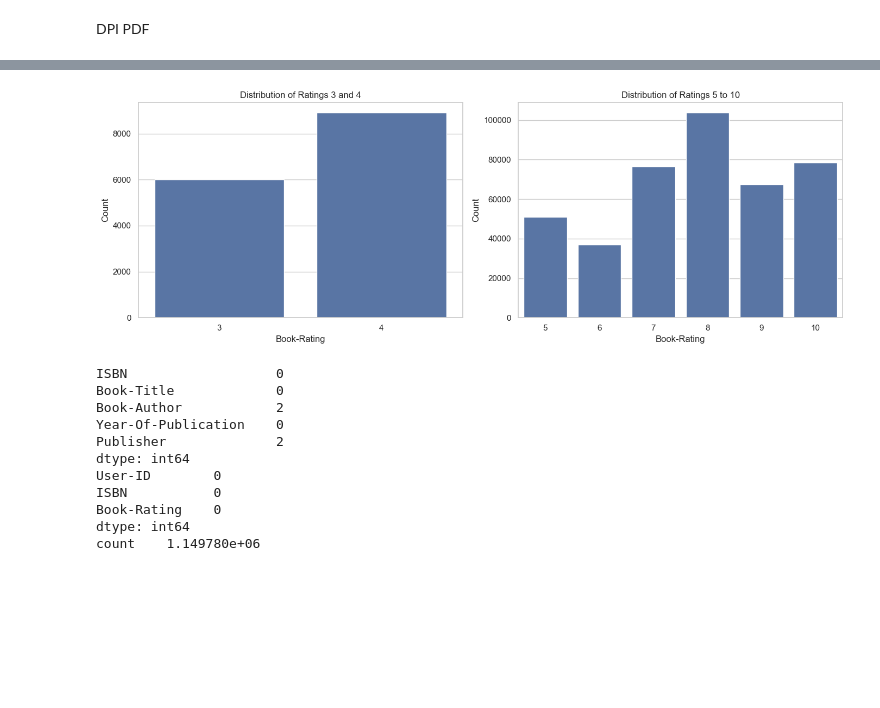
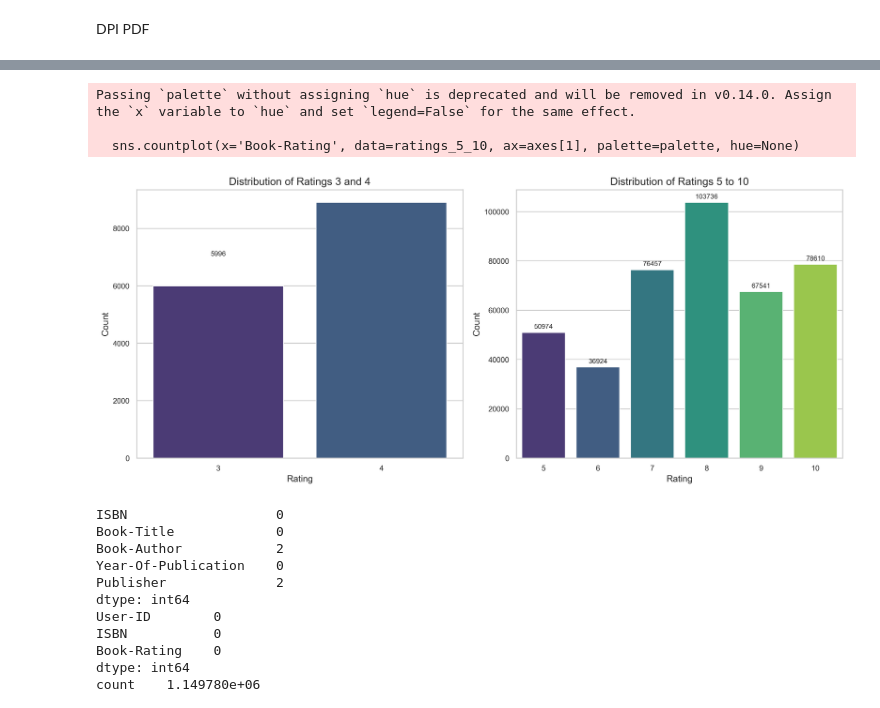
Before and after one commit to ziraddingulumjanly/Book-Recommender-App-Via-Python, a Jupyter notebook: recommendation.ipynb, the cells around one changed output, grey strips where cells are left out. Saved outputs shown, nothing was run; the diff lists cells and outputs as text; code cells hidden in the pictures; blank space fills up the shorter version.

```diff
--- a/recommendation.ipynb
+++ b/recommendation.ipynb
@@ -108,26 +130,58 @@ Passing `palette` without assigning `hue` is deprecated and will be removed in v
 # %%
-# Redefine the filtered DataFrames since the session was reset
+import matplotlib.pyplot as plt
+import seaborn as sns
+
+# Set style
+sns.set(style="whitegrid")
+
+# Redefine the filtered DataFrames if needed
 ratings_filtered = df_rating[df_rating['Book-Rating'] > 2]
 ratings_3_4 = ratings_filtered[ratings_filtered['Book-Rating'].isin([3, 4])]
 ratings_5_10 = ratings_filtered[ratings_filtered['Book-Rating'] >= 5]
 
-# Plot the two groups again
-fig, axes = plt.subplots(1, 2, figsize=(14, 5))
+# Create subplots with high DPI
+fig, axes = plt.subplots(1, 2, figsize=(14, 6), dpi=300)
+palette = sns.color_palette("viridis")
+
+# Common annotation function
+def annotate_bars(ax):
+    for p in ax.patches:
+        height = p.get_height()
+        if height > 0:
+            ax.annotate(f'{int(height)}',
+                        (p.get_x() + p.get_width() / 2, height + 1000),
+                        ha='center', va='bottom', fontsize=9)
 
 # Plot ratings 3 and 4
-sns.countplot(x='Book-Rating', data=ratings_3_4, ax=axes[0])
-axes[0].set_title('Distribution of Ratings 3 and 4')
-axes[0].set_ylabel('Count')
+# sns.countplot(x='Book-Rating', data=ratings_3_4, ax=axes[0], palette=palette, hue=None)
+sns.countplot(x='Book-Rating', data=ratings_3_4, ax=axes[0], palette=palette, hue='Book-Rating', legend=False)
+
+axes[0].set_title('Distribution of Ratings 3 and 4', fontsize=14)
+axes[0].set_ylabel('Count', fontsize=12)
+axes[0].set_xlabel('Rating', fontsize=12)
+axes[0].tick_params(axis='x', labelsize=10)
+axes[0].tick_params(axis='y', labelsize=10)
+annotate_bars(axes[0])
 
 # Plot ratings 5 to 10
-sns.countplot(x='Book-Rating', data=ratings_5_10, ax=axes[1])
-axes[1].set_title('Distribution of Ratings 5 to 10')
-axes[1].set_ylabel('Count')
+sns.countplot(x='Book-Rating', data=ratings_5_10, ax=axes[1], palette=palette, hue=None)
+axes[1].set_title('Distribution of Ratings 5 to 10', fontsize=14)
+axes[1].set_ylabel('Count', fontsize=12)
+axes[1].set_xlabel('Rating', fontsize=12)
+axes[1].tick_params(axis='x', labelsize=10)
+axes[1].tick_params(axis='y', labelsize=10)
+annotate_bars(axes[1])
 
+# Final layout adjustments and save
 plt.tight_layout()
+plt.savefig("filtered_rating_distribution.png", dpi=300)
+plt.savefig("filtered_rating_distribution.pdf", dpi=300)
 plt.show()
 # %% [output]
+Passing `palette` without assigning `hue` is deprecated and will be removed in v0.14.0. Assign the `x` variable to `hue` and set `legend=False` for the same effect.
+
+  sns.countplot(x='Book-Rating', data=ratings_5_10, ax=axes[1], palette=palette, hue=None)
-[figure, old version]
+[figure, new version]
 # %%
 print(books_df_cleaned.isnull().sum())
 print(df_rating.isnull().sum())
```
Also changed, not shown: parts of 4 cells of this notebook, 4 other files.
